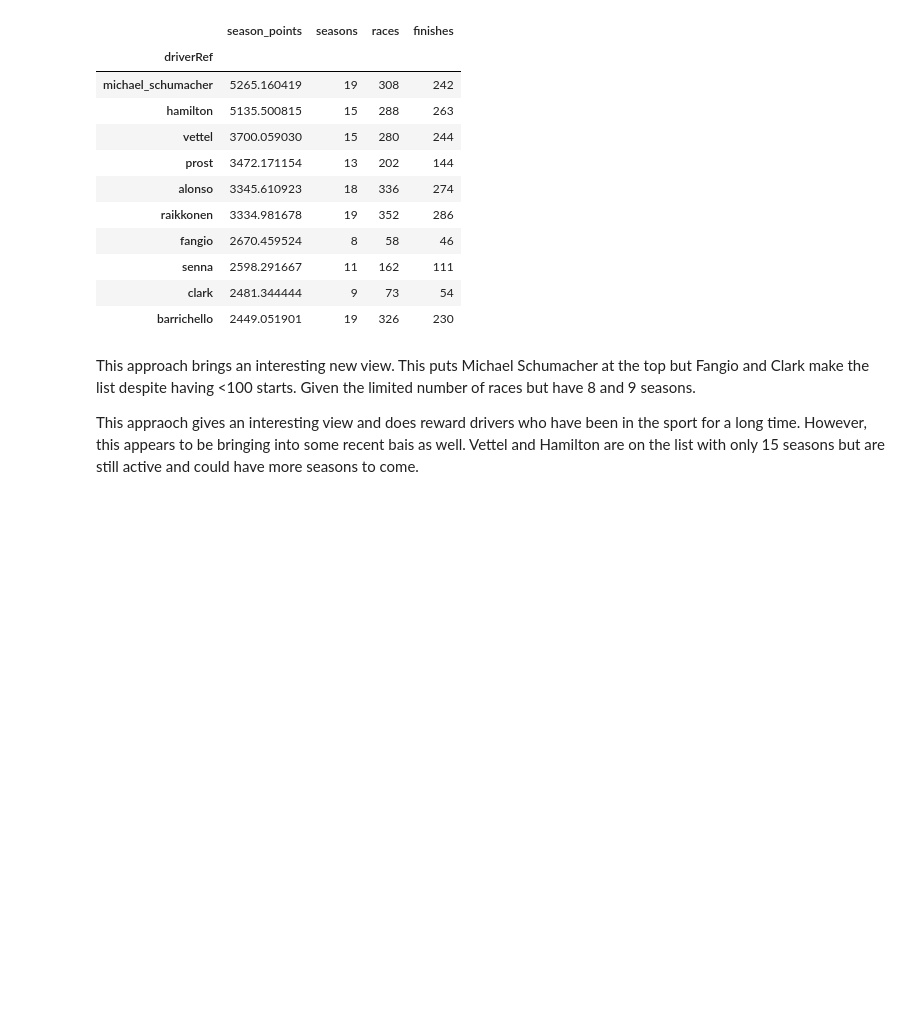
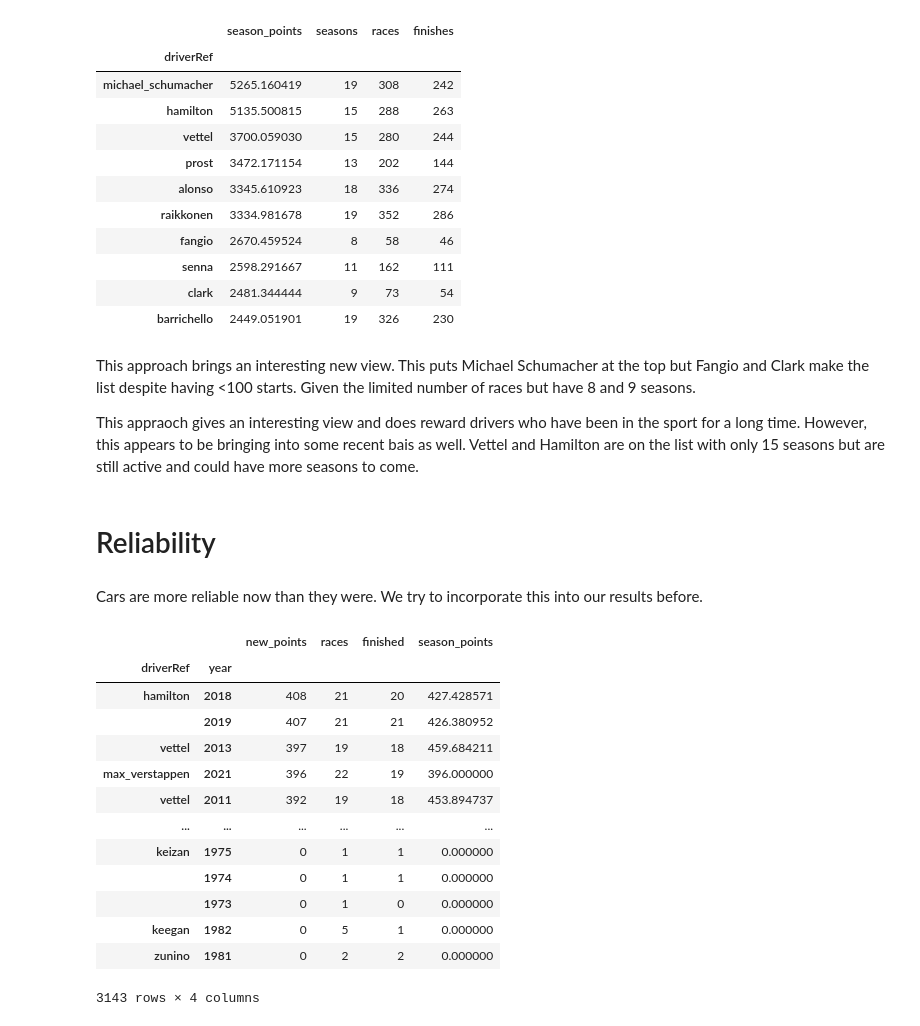
Before and after one commit to PraveenAyush/Formula-1-Analytics, a Jupyter notebook: driver_analysis2.ipynb, the cells around one changed output. Saved outputs shown, nothing was run; the diff lists cells and outputs as text; code cells hidden in the pictures; blank space fills up the shorter version.

Commit message:
additions of reliability in driver analysis

```diff
--- a/driver_analysis2.ipynb
+++ b/driver_analysis2.ipynb
@@ -148,3 +149,24 @@ points_per_season_total.head(10)
 This approach brings an interesting new view. This puts Michael Schumacher at the top but Fangio and Clark make the list despite having <100 starts. Given the limited number of races but have 8 and 9 seasons.
 
 This appraoch gives an interesting view and does reward drivers who have been in the sport for a long time. However, this appears to be bringing into some recent bais as well. Vettel and Hamilton are on the list with only 15 seasons but are still active and could have more seasons to come.
+# %% [markdown]
+# Reliability
+# %% [markdown]
+Cars are more reliable now than they were. We try to incorporate this into our results before.
+# %%
+points_per_season
+# %% [output]
+|  |  | new_points | races | finished | season_points |
+| driverRef | year |  |  |  |  |
+| hamilton | 2018 | 408 | 21 | 20 | 427.428571 |
+|  | 2019 | 407 | 21 | 21 | 426.380952 |
+| vettel | 2013 | 397 | 19 | 18 | 459.684211 |
+| max_verstappen | 2021 | 396 | 22 | 19 | 396.000000 |
+| vettel | 2011 | 392 | 19 | 18 | 453.894737 |
+| ... | ... | ... | ... | ... | ... |
+| keizan | 1975 | 0 | 1 | 1 | 0.000000 |
+|  | 1974 | 0 | 1 | 1 | 0.000000 |
+|  | 1973 | 0 | 1 | 0 | 0.000000 |
+| keegan | 1982 | 0 | 5 | 1 | 0.000000 |
+| zunino | 1981 | 0 | 2 | 2 | 0.000000 |
+3143 rows × 4 columns
```
Also changed, not shown: parts of 4 cells of this notebook.
